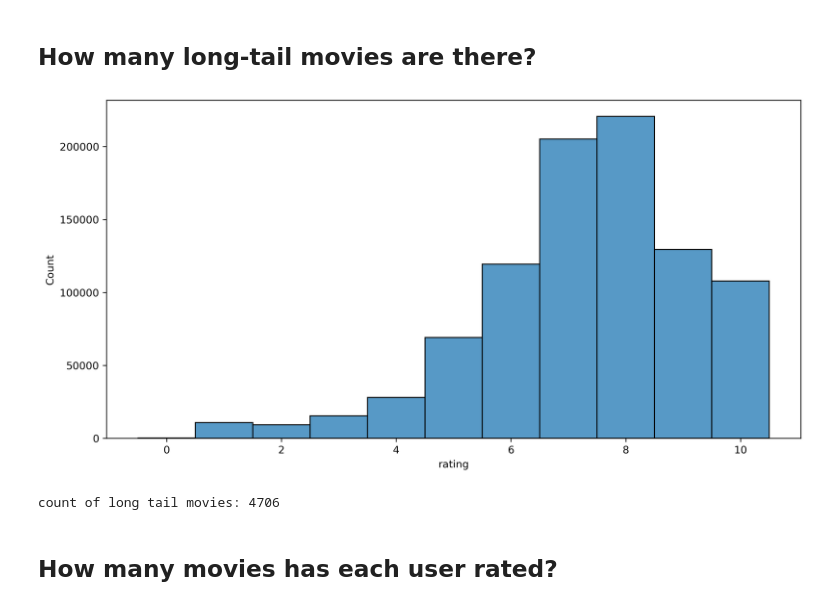
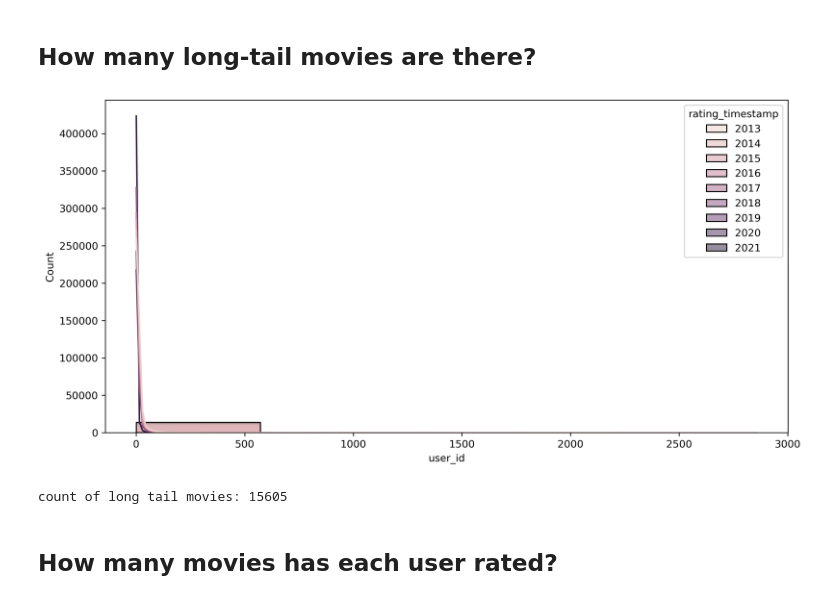
Before and after one commit to ashen007/Movie_Recommender_system, a Jupyter notebook: notebooks/ratings analysis.ipynb, the cells around one changed output. Saved outputs shown, nothing was run; the diff lists cells and outputs as text; code cells hidden in the pictures.

```diff
--- a/notebooks/ratings analysis.ipynb
+++ b/notebooks/ratings analysis.ipynb
@@ -137,14 +183,17 @@ movies has rating more than 9 : 2120
 ## How many long-tail movies are there?
 # %%
 plt.figure(figsize=[12, 6], dpi=300)
-sns.histplot(x=rating_data['rating'], discrete=True, bins=10)
+sns.histplot(x='user_id',
+             data=rating_data.groupby(by=[rating_data['rating_timestamp'].dt.year,
+                                          'movie_id'])[['user_id']].count().reset_index(),
+             kde=True, bins=5, hue='rating_timestamp')
 plt.show()
 # %% [output]
-[figure, old version]
+[figure, new version]
 # %%
-print(f"count of long tail movies: {rating_by_movie[rating_by_movie['rating'] < 5].shape[0]}")
+print(f"count of long tail movies: {rating_by_movie[rating_by_movie['user_id'] < 2].shape[0]}")
 # %% [output]
-count of long tail movies: 4706
+count of long tail movies: 15605
 # %% [markdown]
 ## How many movies has each user rated?
 # %%
```
Also changed, not shown: parts of 17 cells of this notebook.
